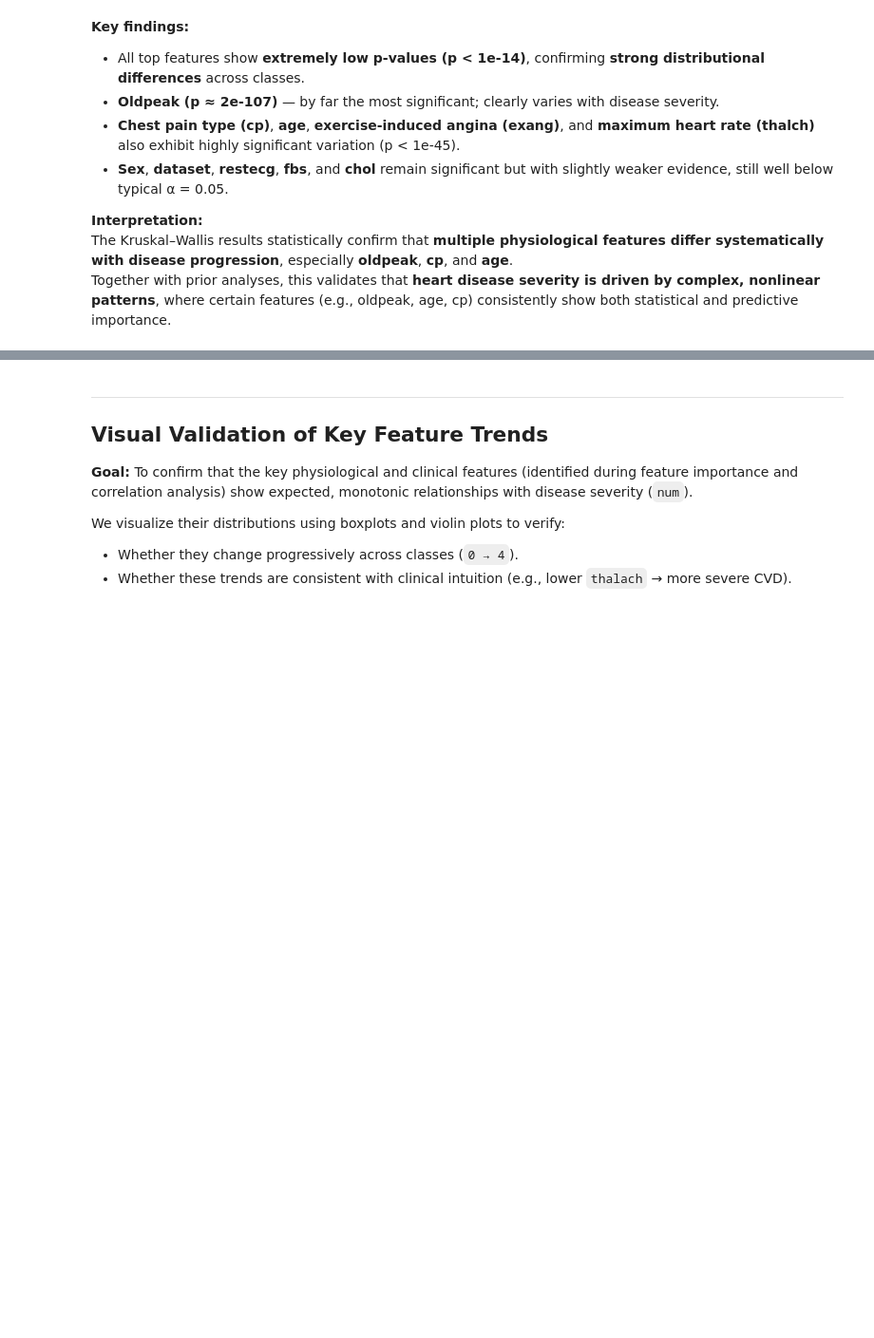
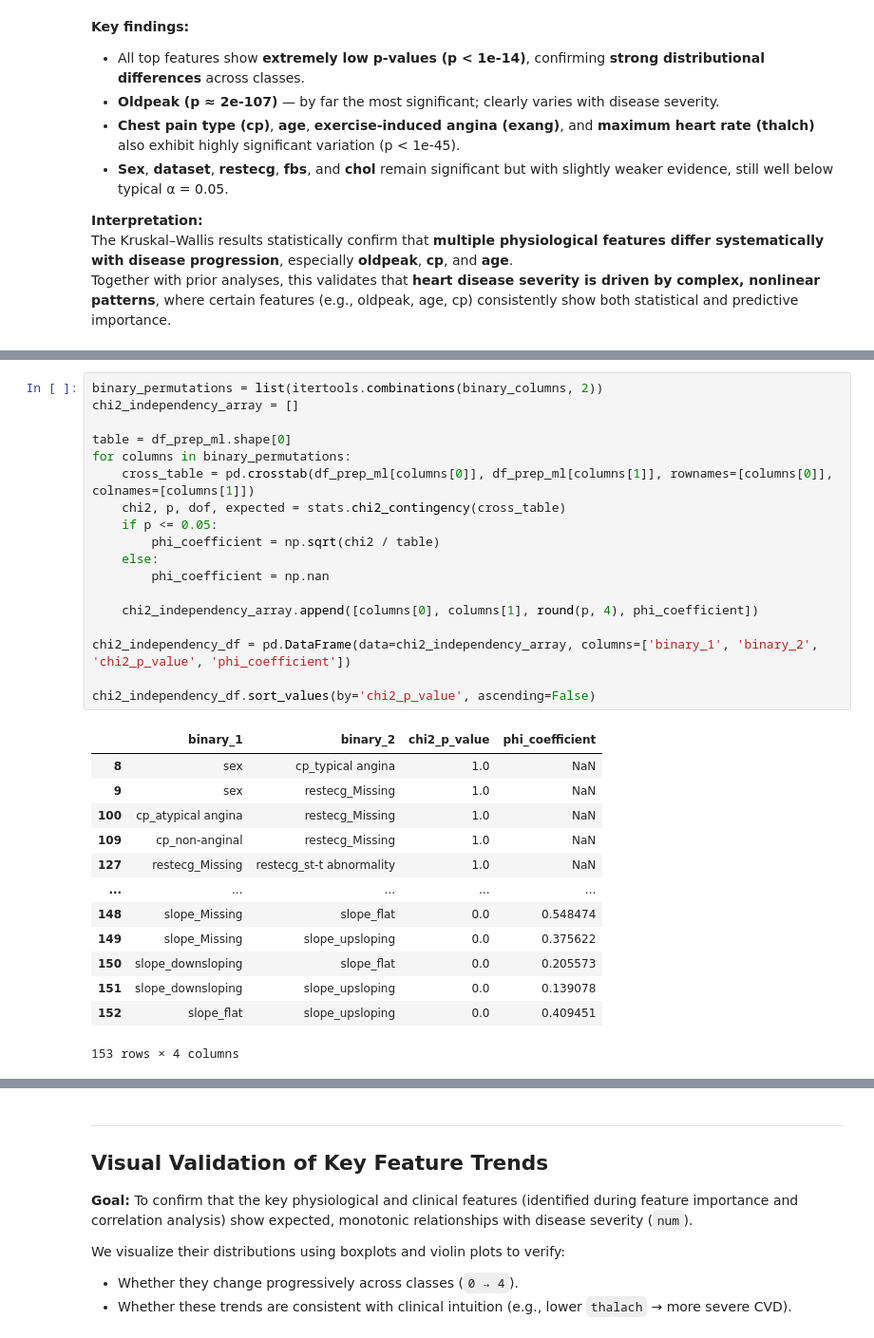
Before and after one commit to zuzannapajak/cardio-risk-prediction, a Jupyter notebook: notebooks/feature-analysis.ipynb, the cells around one changed output, grey strips where cells are left out. Shown at 95% size. Saved outputs shown, nothing was run; the diff lists cells and outputs as text; blank space fills up the shorter version.

```diff
--- a/notebooks/feature-analysis.ipynb
+++ b/notebooks/feature-analysis.ipynb
@@ -236,0 +270,32 @@ Together with prior analyses, this validates that **heart disease severity is dr
+# %%
+binary_permutations = list(itertools.combinations(binary_columns, 2))
+chi2_independency_array = []
+
+table = df_prep_ml.shape[0]
+for columns in binary_permutations:
+    cross_table = pd.crosstab(df_prep_ml[columns[0]], df_prep_ml[columns[1]], rownames=[columns[0]], colnames=[columns[1]])
+    chi2, p, dof, expected = stats.chi2_contingency(cross_table)
+    if p <= 0.05:
+        phi_coefficient = np.sqrt(chi2 / table)
+    else:
+        phi_coefficient = np.nan
+
+    chi2_independency_array.append([columns[0], columns[1], round(p, 4), phi_coefficient])
+
+chi2_independency_df = pd.DataFrame(data=chi2_independency_array, columns=['binary_1', 'binary_2', 'chi2_p_value', 'phi_coefficient'])
+
+chi2_independency_df.sort_values(by='chi2_p_value', ascending=False)
+# %% [output]
+|  | binary_1 | binary_2 | chi2_p_value | phi_coefficient |
+| 8 | sex | cp_typical angina | 1.0 | NaN |
+| 9 | sex | restecg_Missing | 1.0 | NaN |
+| 100 | cp_atypical angina | restecg_Missing | 1.0 | NaN |
+| 109 | cp_non-anginal | restecg_Missing | 1.0 | NaN |
+| 127 | restecg_Missing | restecg_st-t abnormality | 1.0 | NaN |
+| ... | ... | ... | ... | ... |
+| 148 | slope_Missing | slope_flat | 0.0 | 0.548474 |
+| 149 | slope_Missing | slope_upsloping | 0.0 | 0.375622 |
+| 150 | slope_downsloping | slope_flat | 0.0 | 0.205573 |
+| 151 | slope_downsloping | slope_upsloping | 0.0 | 0.139078 |
+| 152 | slope_flat | slope_upsloping | 0.0 | 0.409451 |
+153 rows × 4 columns
```
Also changed, not shown: parts of 8 cells of this notebook, 1 other file.
